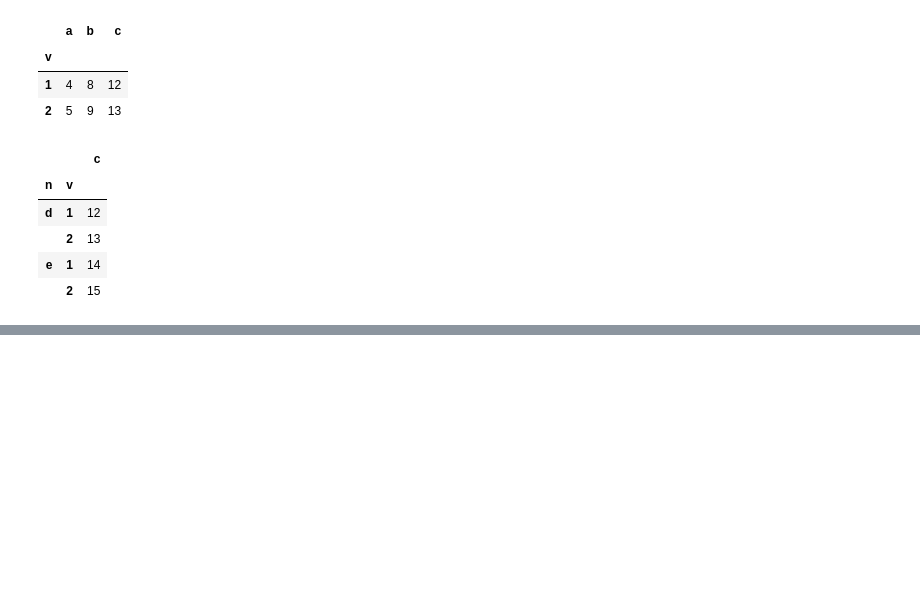
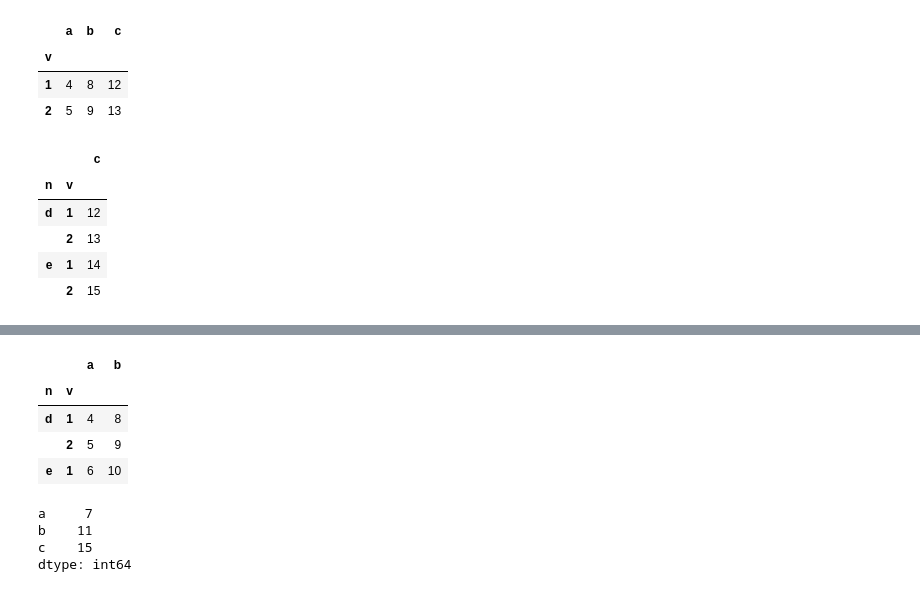
Before and after one commit to MK00098/Machine-learning-MK, a Jupyter notebook: 0.pandas.ipynb, the cells around one changed output, grey strips where cells are left out. Cells and saved outputs as stored; diff of their text form; code cells hidden in the pictures; blank space fills up the shorter version.

```diff
--- a/0.pandas.ipynb
+++ b/0.pandas.ipynb
@@ -252,0 +262,15 @@ df.filter(regex='c')
+# %%
+df.iloc[0:3, 0:2]
+# %% [output]
+|  |  | a | b |
+| n | v |  |  |
+| d | 1 | 4 | 8 |
+|  | 2 | 5 | 9 |
+| e | 1 | 6 | 10 |
+# %%
+df.max()
+# %% [output]
+a     7
+b    11
+c    15
+dtype: int64
```
Also changed, not shown: parts of 1 cell of this notebook, 1 other file.
